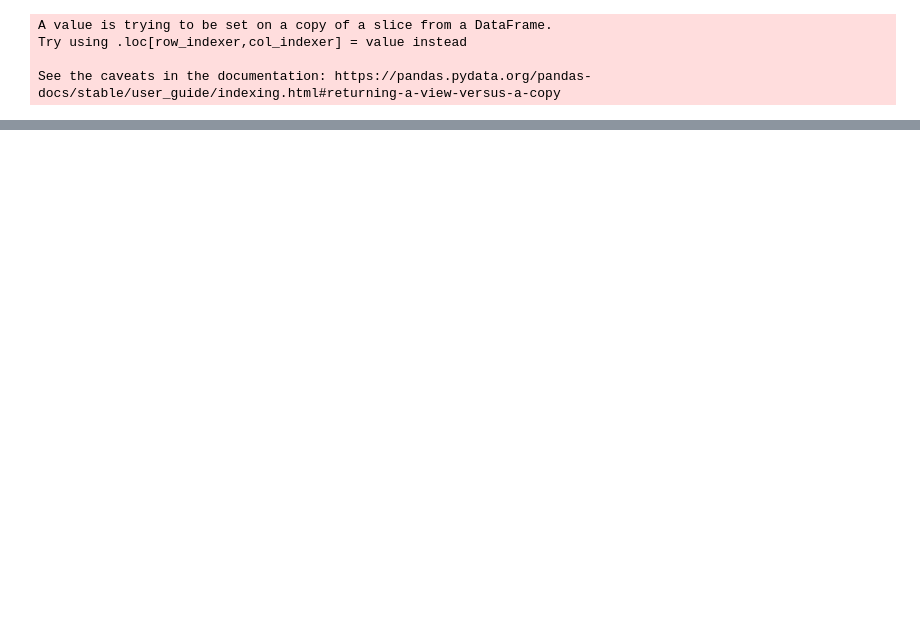
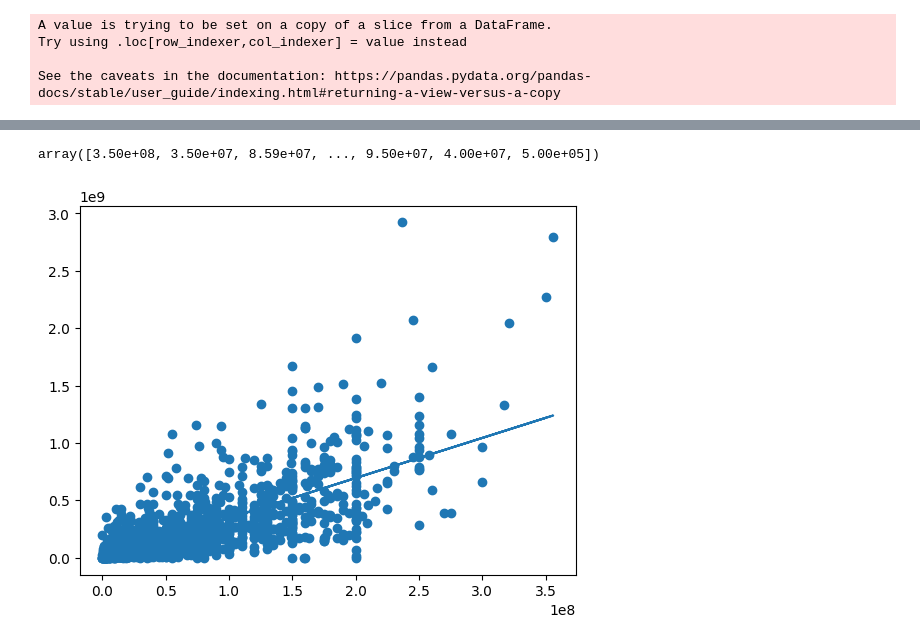
Before and after one commit to 20120273/Movie-Visualize, a Jupyter notebook: trucquanmovie.ipynb, the cells around one changed output, grey strips where cells are left out. Saved outputs shown, nothing was run; the diff lists cells and outputs as text; code cells hidden in the pictures; blank space fills up the shorter version.

```diff
--- a/trucquanmovie.ipynb
+++ b/trucquanmovie.ipynb
@@ -130,0 +135,16 @@ burst.show()
+# %%
+X = df['Budget'].values
+X
+# %% [output]
+array([3.50e+08, 3.50e+07, 8.59e+07, ..., 9.50e+07, 4.00e+07, 5.00e+05])
+# %%
+model = LinearRegression()
+model.fit(X.reshape(-1,1), df['Income'].values)
+
+y = model.predict(X.reshape(-1,1))
+# %%
+plt.scatter(df['Budget'],df['Income'])
+plt.plot(X,y)
+plt.show()
+# %% [output]
+[figure, added]
```
Also changed, not shown: parts of 16 cells of this notebook, 2 other files.
